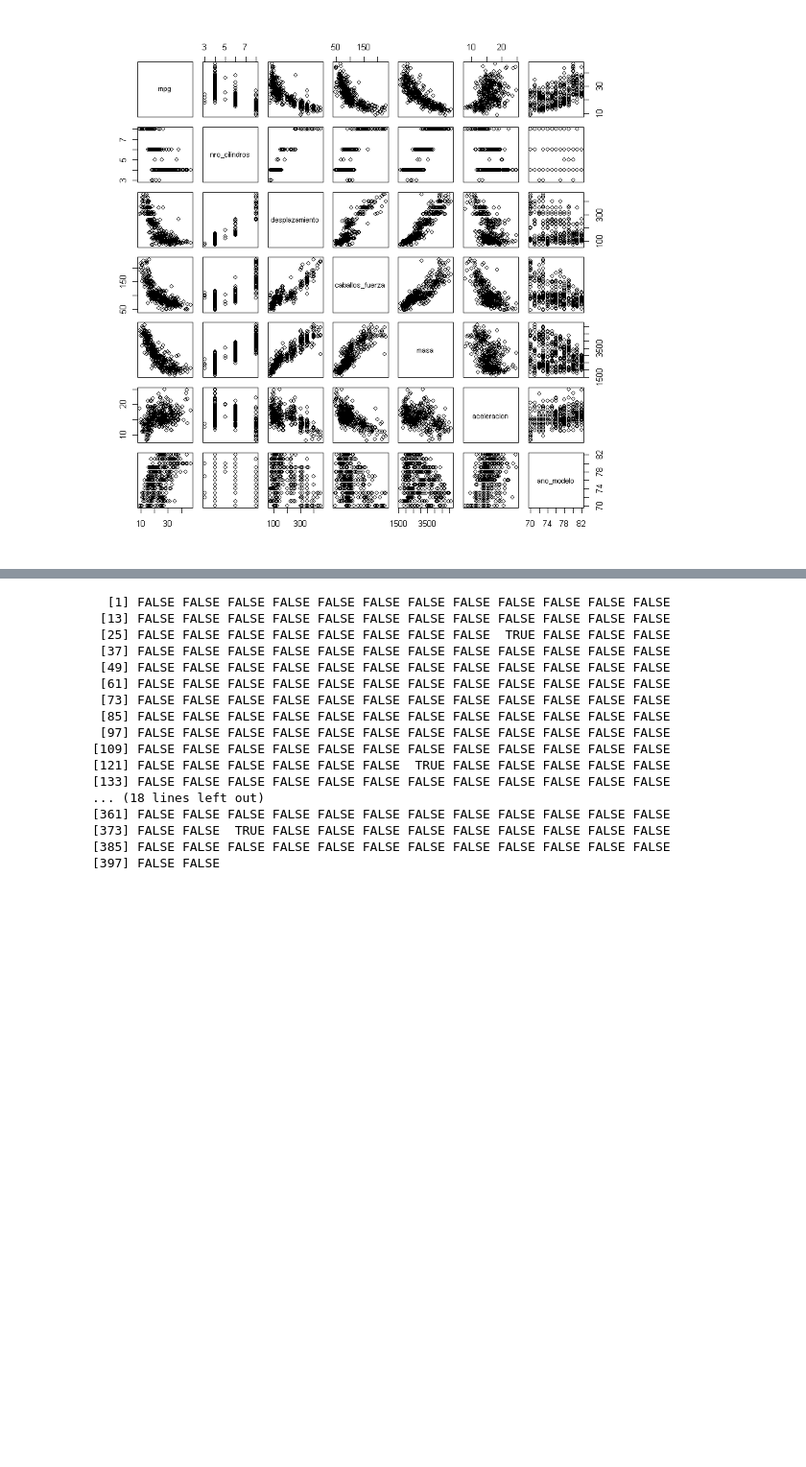
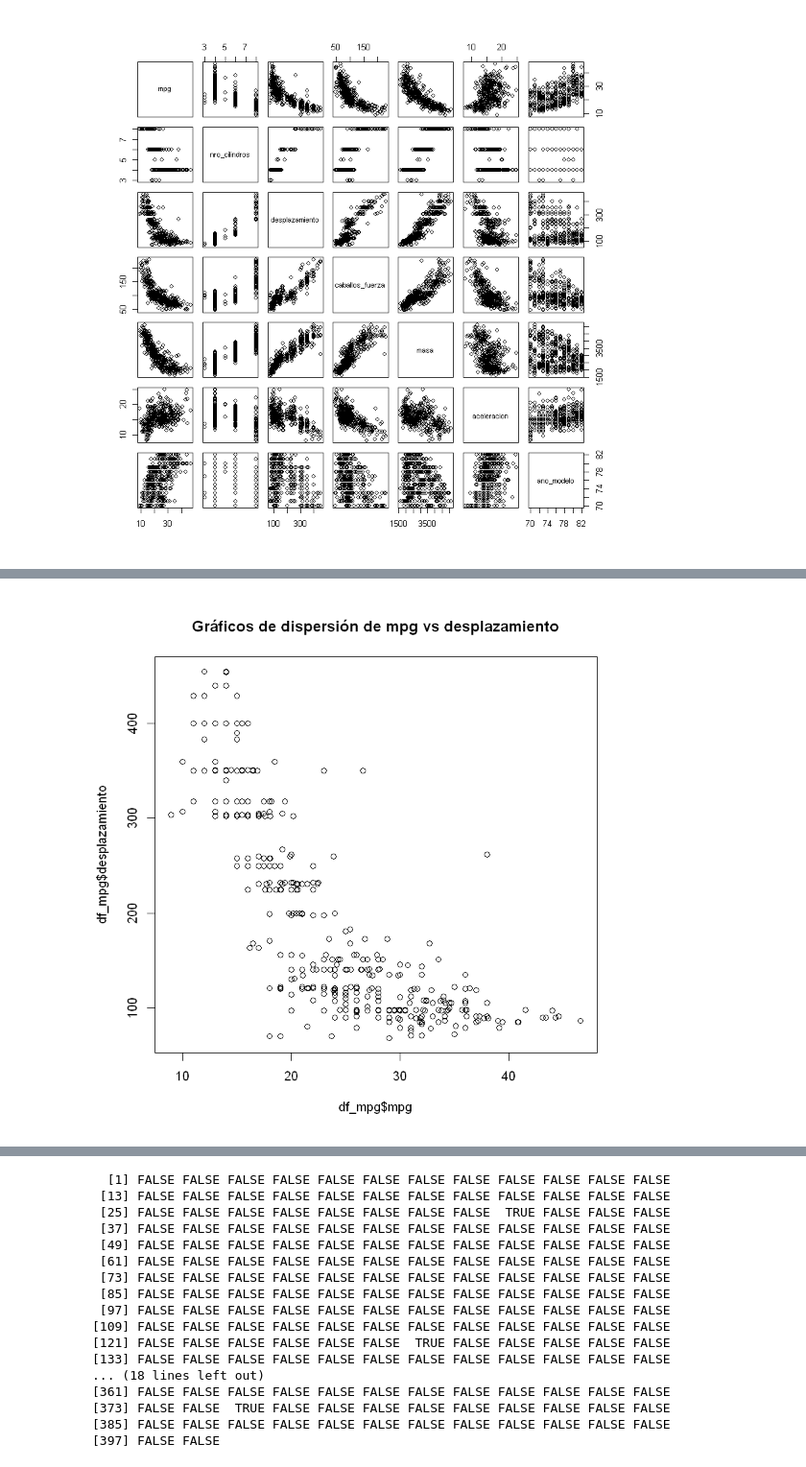
Before and after one commit to Orion89/ayudantia-estadistica-ua, a Jupyter notebook: ayudantía_05.ipynb, the cells around one changed output, grey strips where cells are left out. Shown: that part at 96% size. Saved outputs shown, nothing was run; the diff lists cells and outputs as text; code cells hidden in the pictures; blank space fills up the shorter version.

```diff
--- a/ayudantía_05.ipynb
+++ b/ayudantía_05.ipynb
@@ -76,0 +85,4 @@ Por otro lado, si con frecuencia valores grandes de $X$ dan como resultado valor
+# %%
+plot(df_mpg$mpg, df_mpg$desplazamiento, main="Gráficos de dispersión de mpg vs desplazamiento")
+# %% [output]
+[figure, added]
```
Also changed, not shown: parts of 17 cells of this notebook.
